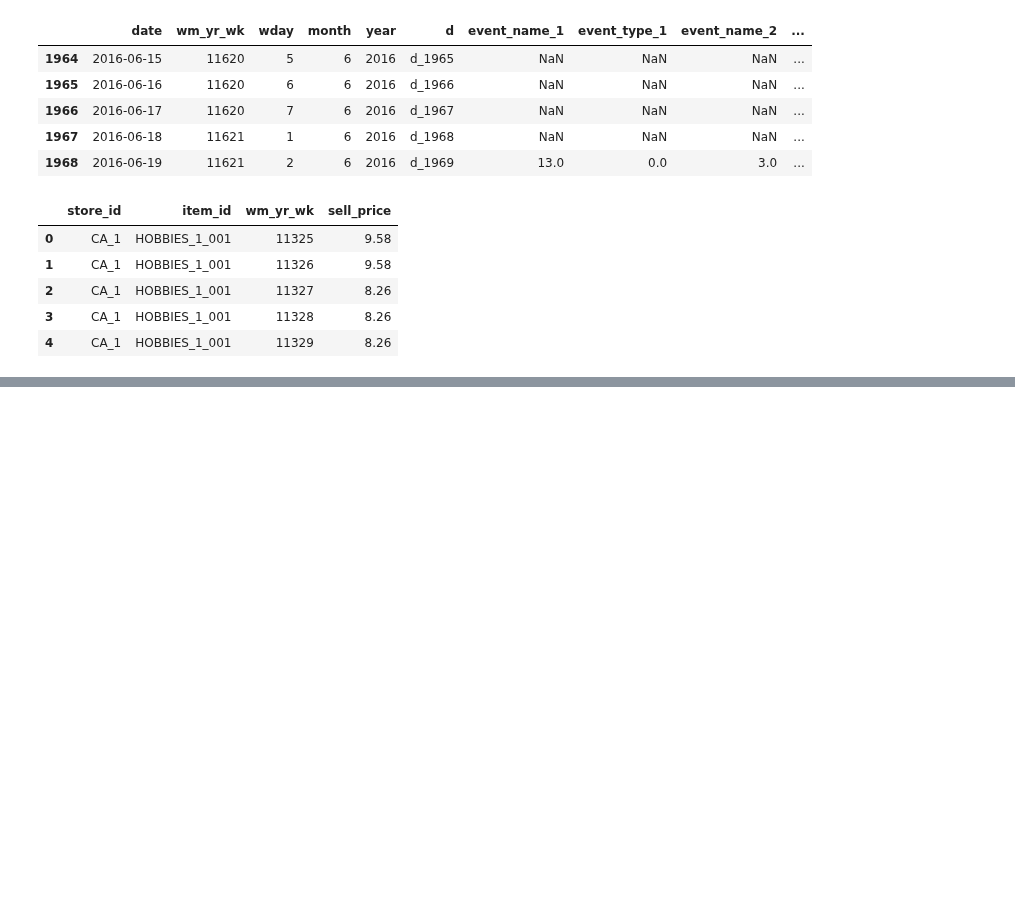
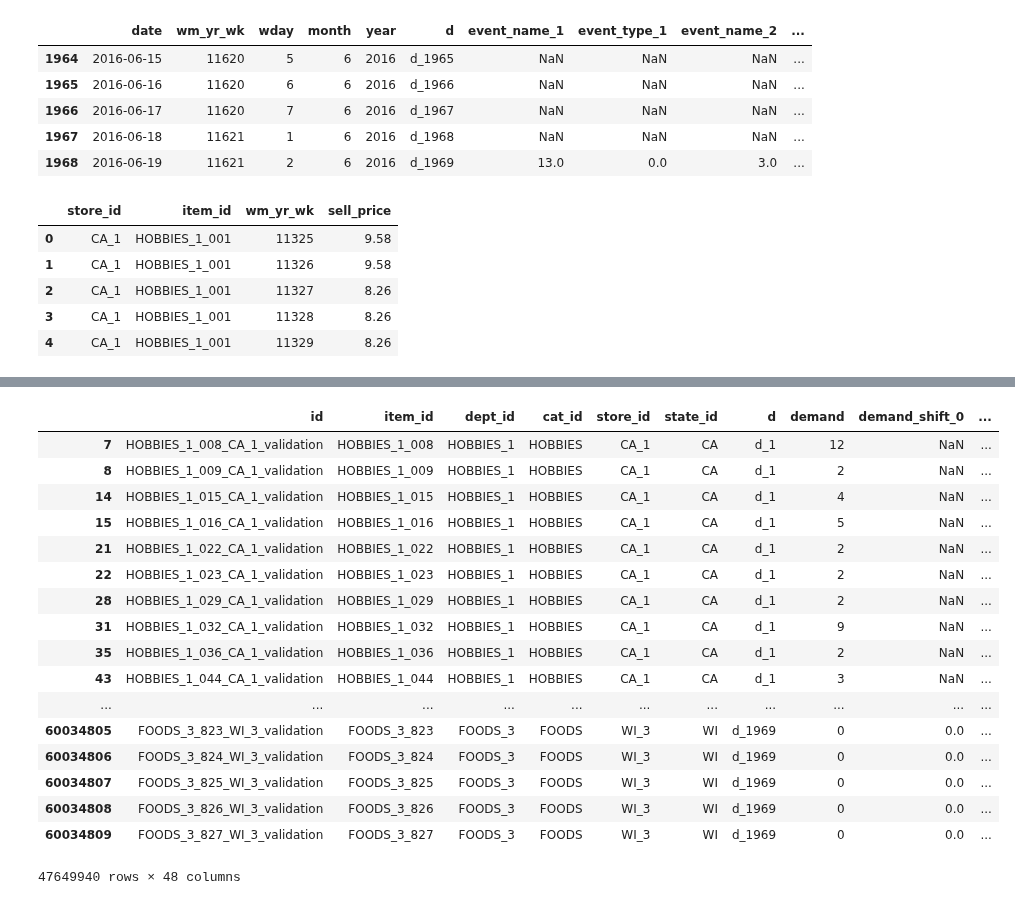
Before and after one commit to MitsuruFujiwara/M5-Forecasting-Accuracy, a Jupyter notebook: src/901_check_data.ipynb, the cells around one changed output, grey strips where cells are left out. Drawn from its saved outputs; the diff is of its cells as text; code cells hidden in the pictures; blank space fills up the shorter version.

```diff
--- a/src/901_check_data.ipynb
+++ b/src/901_check_data.ipynb
@@ -56,2 +56,21 @@ df_sub.tail()
-# %%
-df_sales['d_numeric'] = df_sales['d'].apply(lambda x: str(x)[2:]).astype(int)
+# %%
+df_sales
+# %% [output]
+|  | id | item_id | dept_id | cat_id | store_id | state_id | d | demand | demand_shift_0 | ... |
+| 7 | HOBBIES_1_008_CA_1_validation | HOBBIES_1_008 | HOBBIES_1 | HOBBIES | CA_1 | CA | d_1 | 12 | NaN | ... |
+| 8 | HOBBIES_1_009_CA_1_validation | HOBBIES_1_009 | HOBBIES_1 | HOBBIES | CA_1 | CA | d_1 | 2 | NaN | ... |
+| 14 | HOBBIES_1_015_CA_1_validation | HOBBIES_1_015 | HOBBIES_1 | HOBBIES | CA_1 | CA | d_1 | 4 | NaN | ... |
+| 15 | HOBBIES_1_016_CA_1_validation | HOBBIES_1_016 | HOBBIES_1 | HOBBIES | CA_1 | CA | d_1 | 5 | NaN | ... |
+| 21 | HOBBIES_1_022_CA_1_validation | HOBBIES_1_022 | HOBBIES_1 | HOBBIES | CA_1 | CA | d_1 | 2 | NaN | ... |
+| 22 | HOBBIES_1_023_CA_1_validation | HOBBIES_1_023 | HOBBIES_1 | HOBBIES | CA_1 | CA | d_1 | 2 | NaN | ... |
+| 28 | HOBBIES_1_029_CA_1_validation | HOBBIES_1_029 | HOBBIES_1 | HOBBIES | CA_1 | CA | d_1 | 2 | NaN | ... |
+| 31 | HOBBIES_1_032_CA_1_validation | HOBBIES_1_032 | HOBBIES_1 | HOBBIES | CA_1 | CA | d_1 | 9 | NaN | ... |
+| 35 | HOBBIES_1_036_CA_1_validation | HOBBIES_1_036 | HOBBIES_1 | HOBBIES | CA_1 | CA | d_1 | 2 | NaN | ... |
+| 43 | HOBBIES_1_044_CA_1_validation | HOBBIES_1_044 | HOBBIES_1 | HOBBIES | CA_1 | CA | d_1 | 3 | NaN | ... |
+| ... | ... | ... | ... | ... | ... | ... | ... | ... | ... | ... |
+| 60034805 | FOODS_3_823_WI_3_validation | FOODS_3_823 | FOODS_3 | FOODS | WI_3 | WI | d_1969 | 0 | 0.0 | ... |
+| 60034806 | FOODS_3_824_WI_3_validation | FOODS_3_824 | FOODS_3 | FOODS | WI_3 | WI | d_1969 | 0 | 0.0 | ... |
+| 60034807 | FOODS_3_825_WI_3_validation | FOODS_3_825 | FOODS_3 | FOODS | WI_3 | WI | d_1969 | 0 | 0.0 | ... |
+| 60034808 | FOODS_3_826_WI_3_validation | FOODS_3_826 | FOODS_3 | FOODS | WI_3 | WI | d_1969 | 0 | 0.0 | ... |
+| 60034809 | FOODS_3_827_WI_3_validation | FOODS_3_827 | FOODS_3 | FOODS | WI_3 | WI | d_1969 | 0 | 0.0 | ... |
+47649940 rows × 48 columns
```
Also changed, not shown: parts of 1 cell of this notebook, 2 other files.
